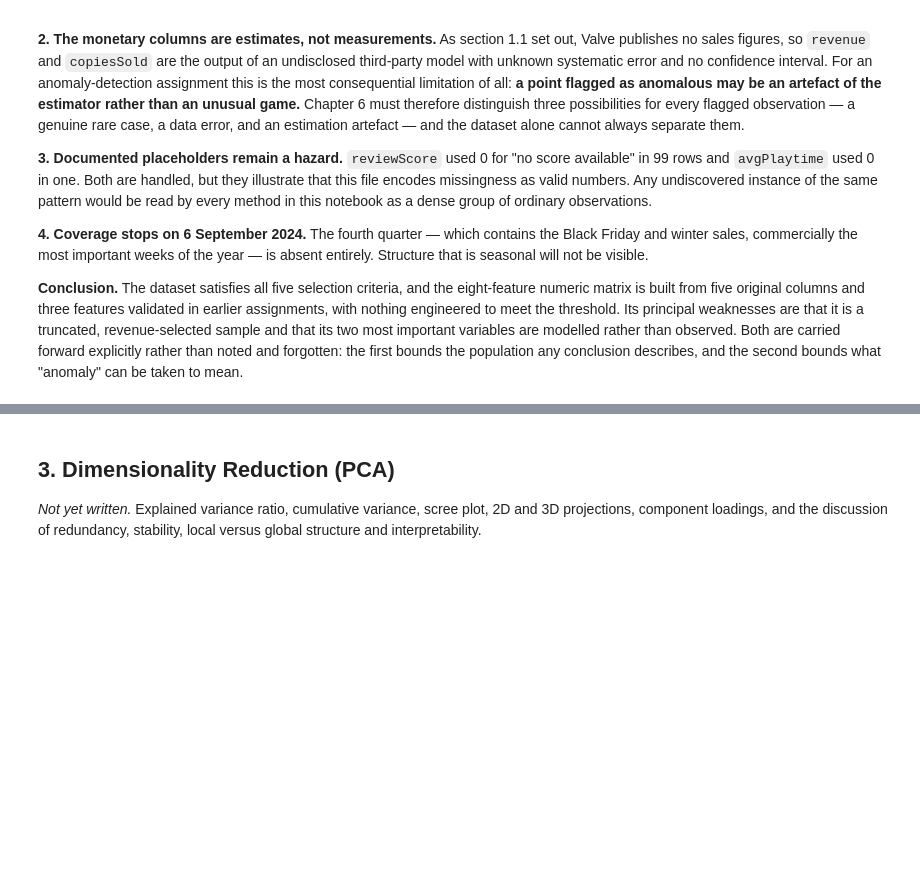
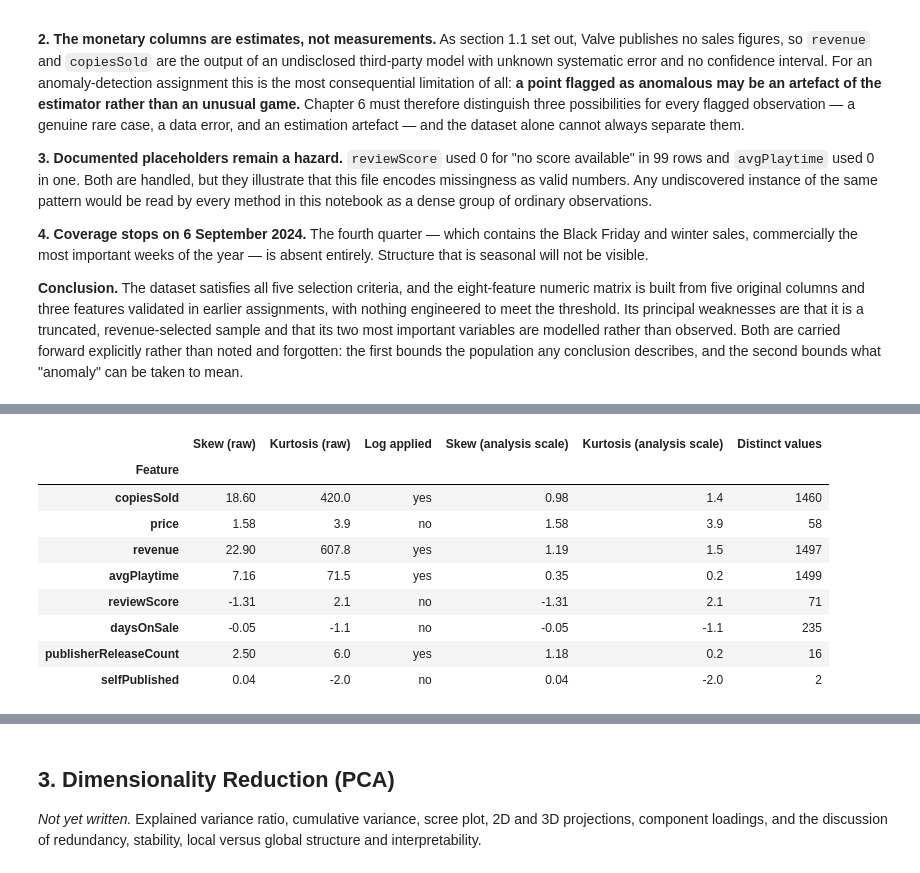
Before and after one commit to shonmazon/Data_Science, a Jupyter notebook: assignment3-unsupervised/notebooks/steam_unsupervised.ipynb, the cells around one changed output, grey strips where cells are left out. Cells and saved outputs as stored; diff of their text form; code cells hidden in the pictures; blank space fills up the shorter version.

```diff
--- a/assignment3-unsupervised/notebooks/steam_unsupervised.ipynb
+++ b/assignment3-unsupervised/notebooks/steam_unsupervised.ipynb
@@ -445,0 +539,13 @@ what "anomaly" can be taken to mean.
+# %%
+distribution_statistics(raw_matrix, log_matrix)
+# %% [output]
+|  | Skew (raw) | Kurtosis (raw) | Log applied | Skew (analysis scale) | Kurtosis (analysis scale) | Distinct values |
+| Feature |  |  |  |  |  |  |
+| copiesSold | 18.60 | 420.0 | yes | 0.98 | 1.4 | 1460 |
+| price | 1.58 | 3.9 | no | 1.58 | 3.9 | 58 |
+| revenue | 22.90 | 607.8 | yes | 1.19 | 1.5 | 1497 |
+| avgPlaytime | 7.16 | 71.5 | yes | 0.35 | 0.2 | 1499 |
+| reviewScore | -1.31 | 2.1 | no | -1.31 | 2.1 | 71 |
+| daysOnSale | -0.05 | -1.1 | no | -0.05 | -1.1 | 235 |
+| publisherReleaseCount | 2.50 | 6.0 | yes | 1.18 | 0.2 | 16 |
+| selfPublished | 0.04 | -2.0 | no | 0.04 | -2.0 | 2 |
```
Also changed, not shown: parts of 16 cells of this notebook, 2 other files.
